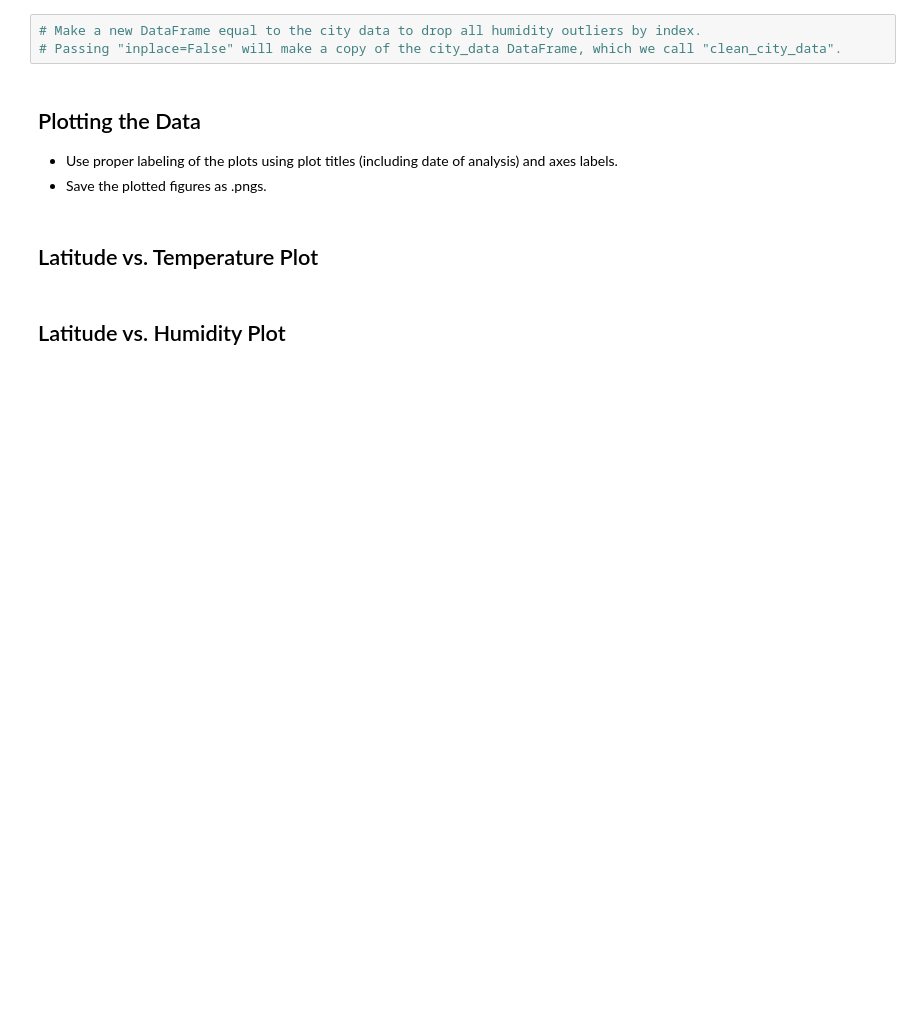
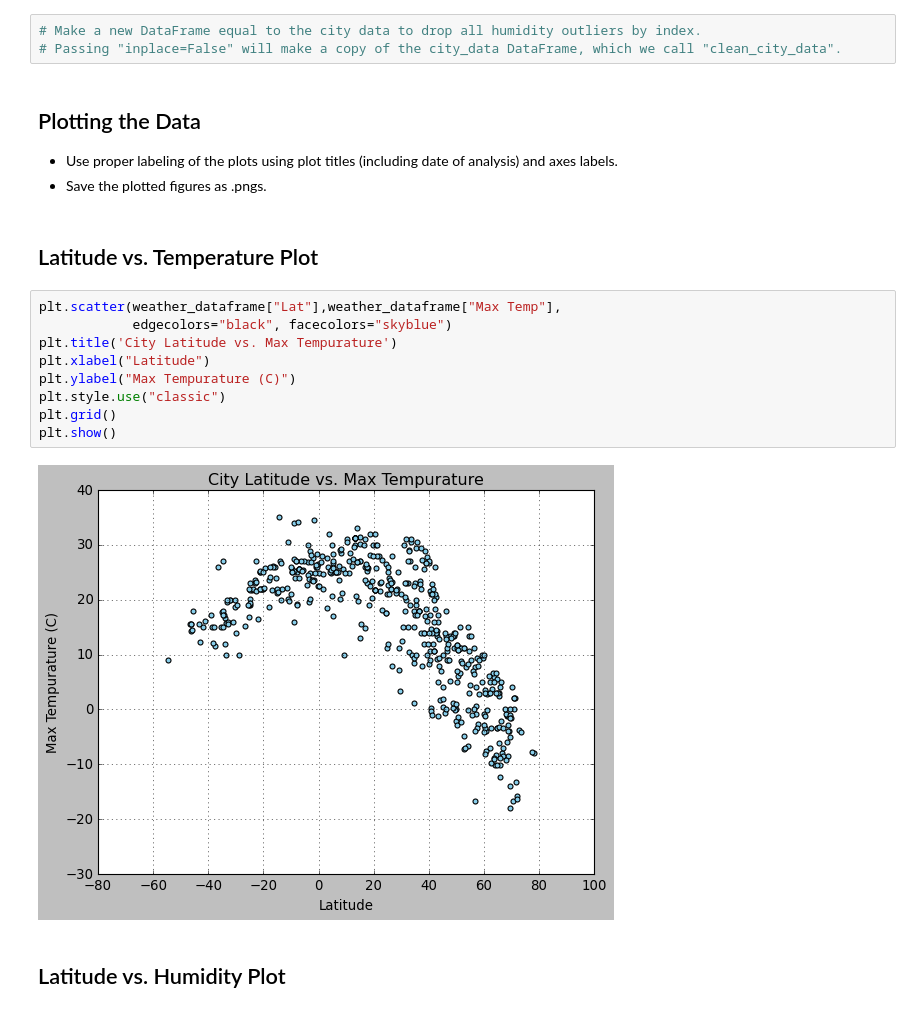
Before and after one commit to Hootie96/python-api, a Jupyter notebook: starter_code/WeatherPy.ipynb, the cells around one changed output. Saved outputs shown, nothing was run; the diff lists cells and outputs as text; blank space fills up the shorter version.

Commit message:
finished weatherpy

```diff
--- a/starter_code/WeatherPy.ipynb
+++ b/starter_code/WeatherPy.ipynb
@@ -205,5 +219,16 @@ Skip this step if there are no cities that have humidity > 100%.
 * Save the plotted figures as .pngs.
 # %% [markdown]
 ## Latitude vs. Temperature Plot
+# %%
+plt.scatter(weather_dataframe["Lat"],weather_dataframe["Max Temp"],
+            edgecolors="black", facecolors="skyblue")
+plt.title('City Latitude vs. Max Tempurature')
+plt.xlabel("Latitude")
+plt.ylabel("Max Tempurature (C)")
+plt.style.use("classic")
+plt.grid()
+plt.show()
+# %% [output]
+[figure, added]
 # %% [markdown]
 ## Latitude vs. Humidity Plot
```
Also changed, not shown: parts of 13 cells of this notebook, 1 other file.
